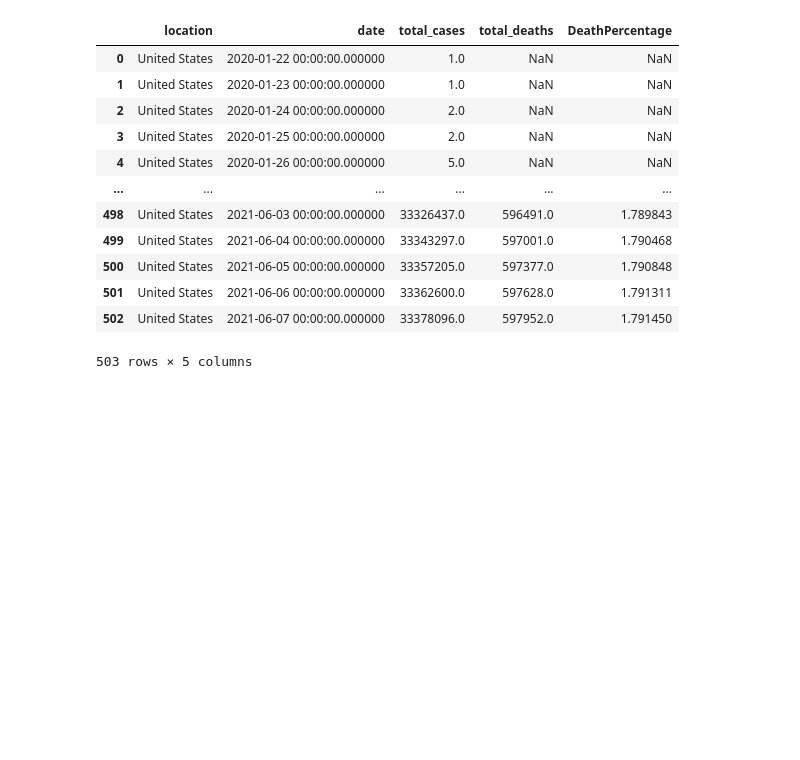
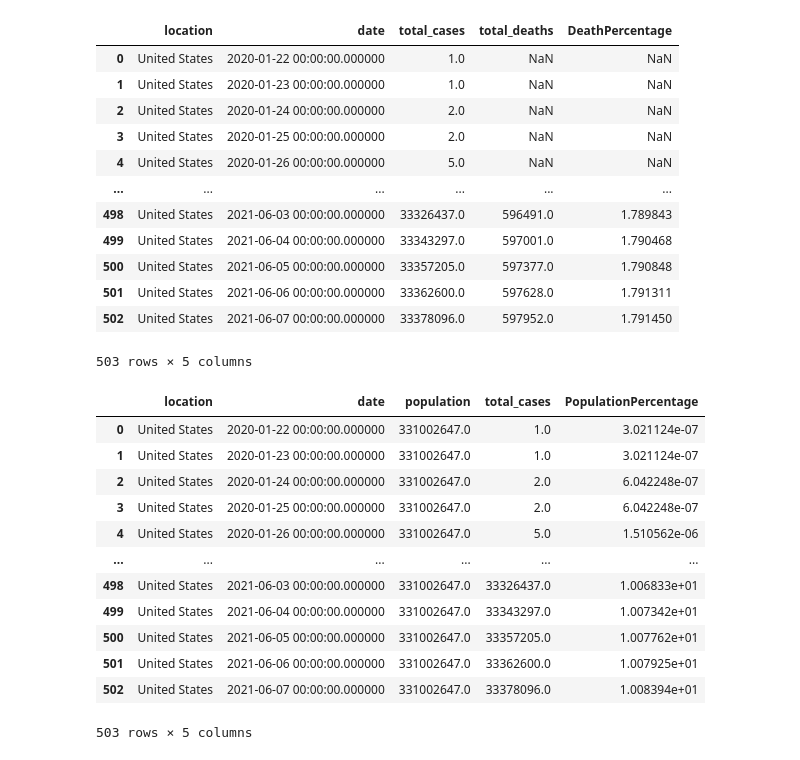
Before and after one commit to atalebizadeh/Examples, a Jupyter notebook: COVID-19/COVID-19 Pandasql.ipynb, the cells around one changed output. Cells and saved outputs as stored; diff of their text form; code cells hidden in the pictures; blank space fills up the shorter version.

```diff
--- a/COVID-19/COVID-19 Pandasql.ipynb
+++ b/COVID-19/COVID-19 Pandasql.ipynb
@@ -92,6 +92,23 @@ ps.sqldf("select location, date, total_cases, total_deaths, (total_deaths/total_
 | 501 | United States | 2021-06-06 00:00:00.000000 | 33362600.0 | 597628.0 | 1.791311 |
 | 502 | United States | 2021-06-07 00:00:00.000000 | 33378096.0 | 597952.0 | 1.791450 |
 503 rows × 5 columns
+# %%
+# total cases vs the population
+ps.sqldf("select location, date, population, total_cases, (total_cases/population)*100 as PopulationPercentage from cd where location like '%states%' order by 1,2")
+# %% [output]
+|  | location | date | population | total_cases | PopulationPercentage |
+| 0 | United States | 2020-01-22 00:00:00.000000 | 331002647.0 | 1.0 | 3.021124e-07 |
+| 1 | United States | 2020-01-23 00:00:00.000000 | 331002647.0 | 1.0 | 3.021124e-07 |
+| 2 | United States | 2020-01-24 00:00:00.000000 | 331002647.0 | 2.0 | 6.042248e-07 |
+| 3 | United States | 2020-01-25 00:00:00.000000 | 331002647.0 | 2.0 | 6.042248e-07 |
+| 4 | United States | 2020-01-26 00:00:00.000000 | 331002647.0 | 5.0 | 1.510562e-06 |
+| ... | ... | ... | ... | ... | ... |
+| 498 | United States | 2021-06-03 00:00:00.000000 | 331002647.0 | 33326437.0 | 1.006833e+01 |
+| 499 | United States | 2021-06-04 00:00:00.000000 | 331002647.0 | 33343297.0 | 1.007342e+01 |
+| 500 | United States | 2021-06-05 00:00:00.000000 | 331002647.0 | 33357205.0 | 1.007762e+01 |
+| 501 | United States | 2021-06-06 00:00:00.000000 | 331002647.0 | 33362600.0 | 1.007925e+01 |
+| 502 | United States | 2021-06-07 00:00:00.000000 | 331002647.0 | 33378096.0 | 1.008394e+01 |
+503 rows × 5 columns
 # %%
 ps.sqldf("")
 # %%
```
Also changed, not shown: parts of 1 cell of this notebook.
